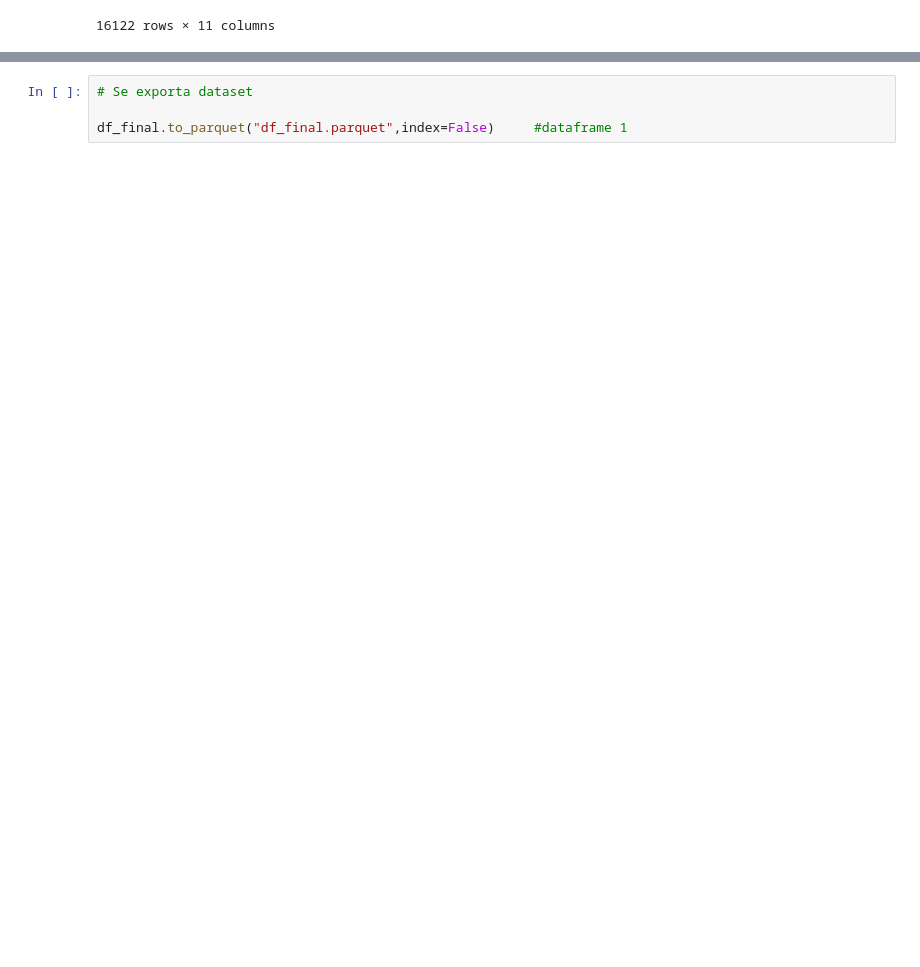
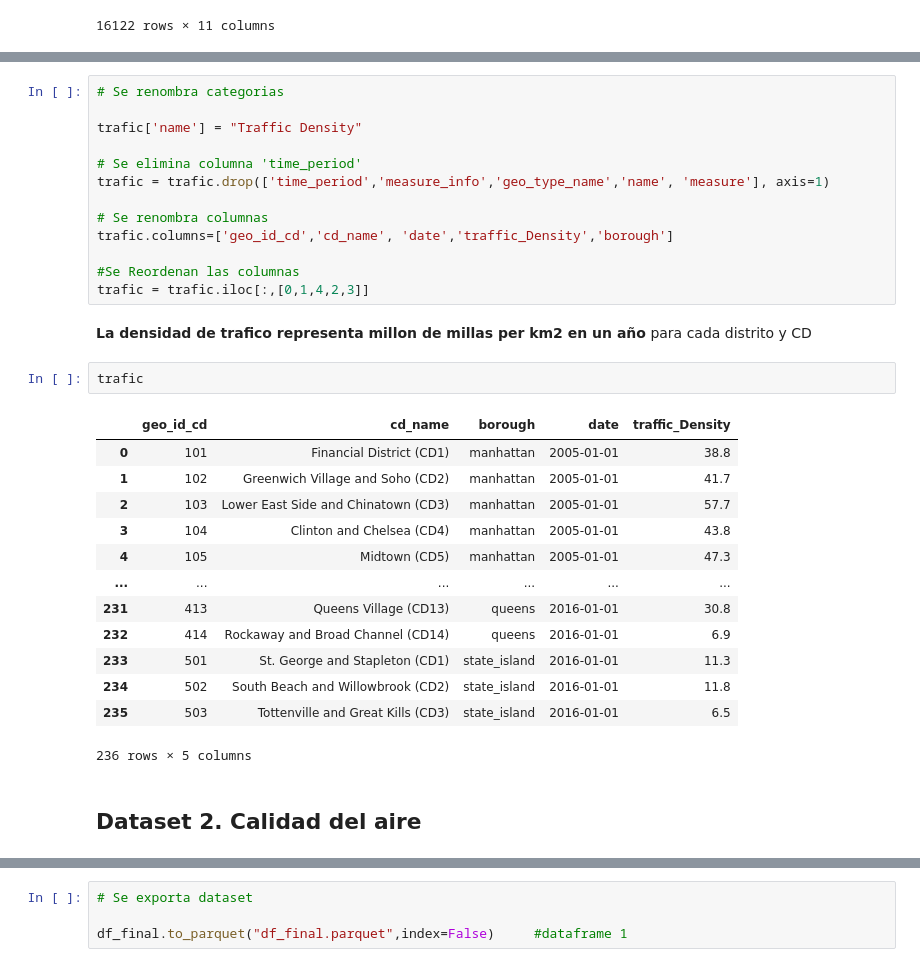
Before and after one commit to francomyburg/Proyecto_grupal_DS, a Jupyter notebook: jaime/ETL_air.ipynb, the cells around one changed output, grey strips where cells are left out. Drawn from its saved outputs; the diff is of its cells as text; blank space fills up the shorter version.

```diff
--- a/jaime/ETL_air.ipynb
+++ b/jaime/ETL_air.ipynb
@@ -68,0 +202,33 @@ trafic.head(5)
+# %%
+# Se renombra categorias
+
+trafic['name'] = "Traffic Density"
+
+# Se elimina columna 'time_period'
+trafic = trafic.drop(['time_period','measure_info','geo_type_name','name', 'measure'], axis=1)
+
+# Se renombra columnas
+trafic.columns=['geo_id_cd','cd_name', 'date','traffic_Density','borough']
+
+#Se Reordenan las columnas
+trafic = trafic.iloc[:,[0,1,4,2,3]]
+# %% [markdown]
+**La densidad de trafico representa millon de millas per km2 en un año** para cada distrito y CD
+# %%
+trafic
+# %% [output]
+|  | geo_id_cd | cd_name | borough | date | traffic_Density |
+| 0 | 101 | Financial District (CD1) | manhattan | 2005-01-01 | 38.8 |
+| 1 | 102 | Greenwich Village and Soho (CD2) | manhattan | 2005-01-01 | 41.7 |
+| 2 | 103 | Lower East Side and Chinatown (CD3) | manhattan | 2005-01-01 | 57.7 |
+| 3 | 104 | Clinton and Chelsea (CD4) | manhattan | 2005-01-01 | 43.8 |
+| 4 | 105 | Midtown (CD5) | manhattan | 2005-01-01 | 47.3 |
+| ... | ... | ... | ... | ... | ... |
+| 231 | 413 | Queens Village (CD13) | queens | 2016-01-01 | 30.8 |
+| 232 | 414 | Rockaway and Broad Channel (CD14) | queens | 2016-01-01 | 6.9 |
+| 233 | 501 | St. George and Stapleton (CD1) | state_island | 2016-01-01 | 11.3 |
+| 234 | 502 | South Beach and Willowbrook (CD2) | state_island | 2016-01-01 | 11.8 |
+| 235 | 503 | Tottenville and Great Kills (CD3) | state_island | 2016-01-01 | 6.5 |
+236 rows × 5 columns
+# %% [markdown]
+## Dataset 2. Calidad del aire
```
Also changed, not shown: parts of 34 cells of this notebook.
